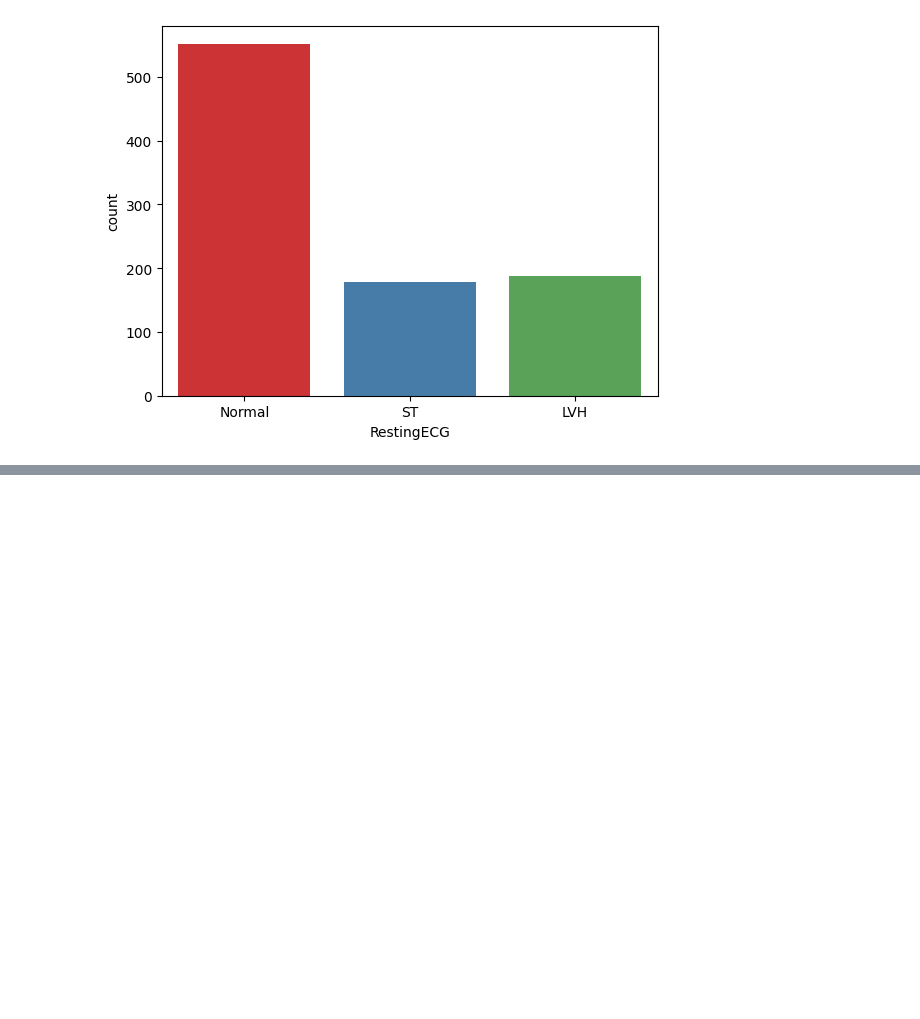
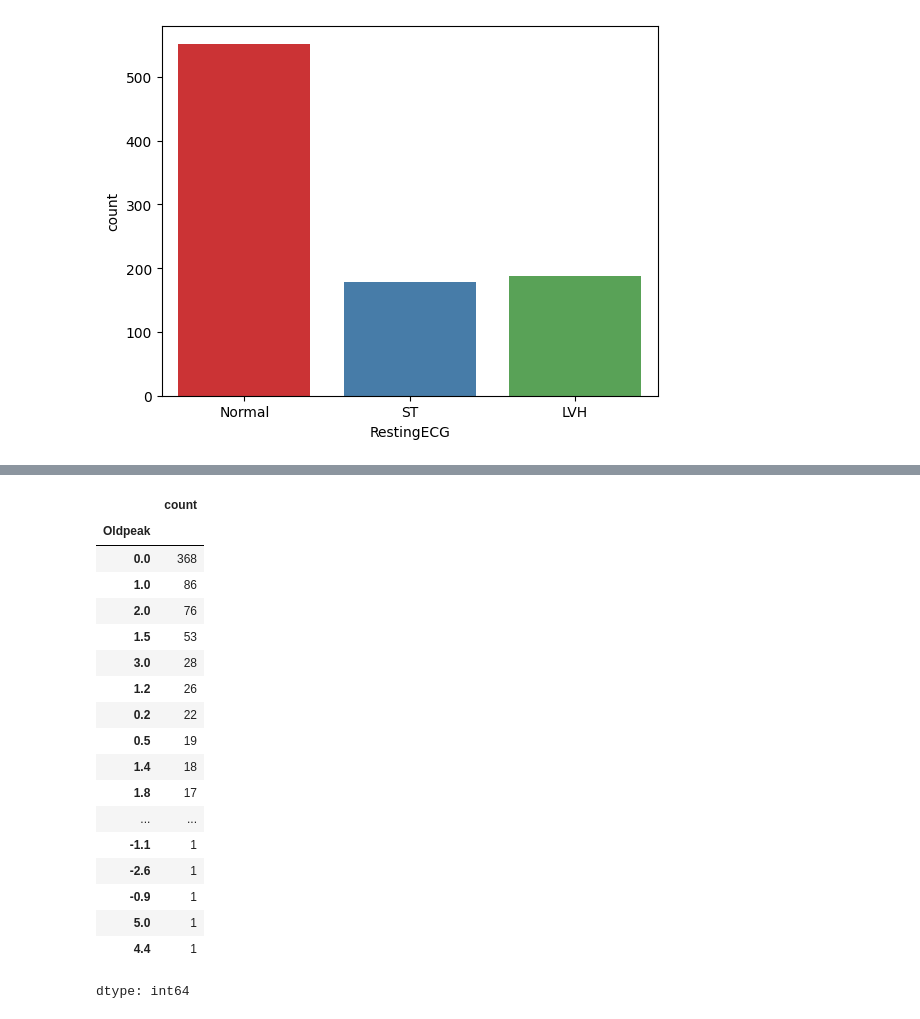
Before and after one commit to Fawall/Heart-Prediction, a Jupyter notebook: tratamento_classificacao.ipynb, the cells around one changed output, grey strips where cells are left out. Saved outputs shown, nothing was run; the diff lists cells and outputs as text; code cells hidden in the pictures; blank space fills up the shorter version.

```diff
--- a/tratamento_classificacao.ipynb
+++ b/tratamento_classificacao.ipynb
@@ -208,0 +262,22 @@ sns.countplot(x="RestingECG", data=datas, hue="RestingECG", palette="Set1");
+# %%
+datas["Oldpeak"].value_counts()
+# %% [output]
+|  | count |
+| Oldpeak |  |
+| 0.0 | 368 |
+| 1.0 | 86 |
+| 2.0 | 76 |
+| 1.5 | 53 |
+| 3.0 | 28 |
+| 1.2 | 26 |
+| 0.2 | 22 |
+| 0.5 | 19 |
+| 1.4 | 18 |
+| 1.8 | 17 |
+| ... | ... |
+| -1.1 | 1 |
+| -2.6 | 1 |
+| -0.9 | 1 |
+| 5.0 | 1 |
+| 4.4 | 1 |
+dtype: int64
```
Also changed, not shown: parts of 10 cells of this notebook.
